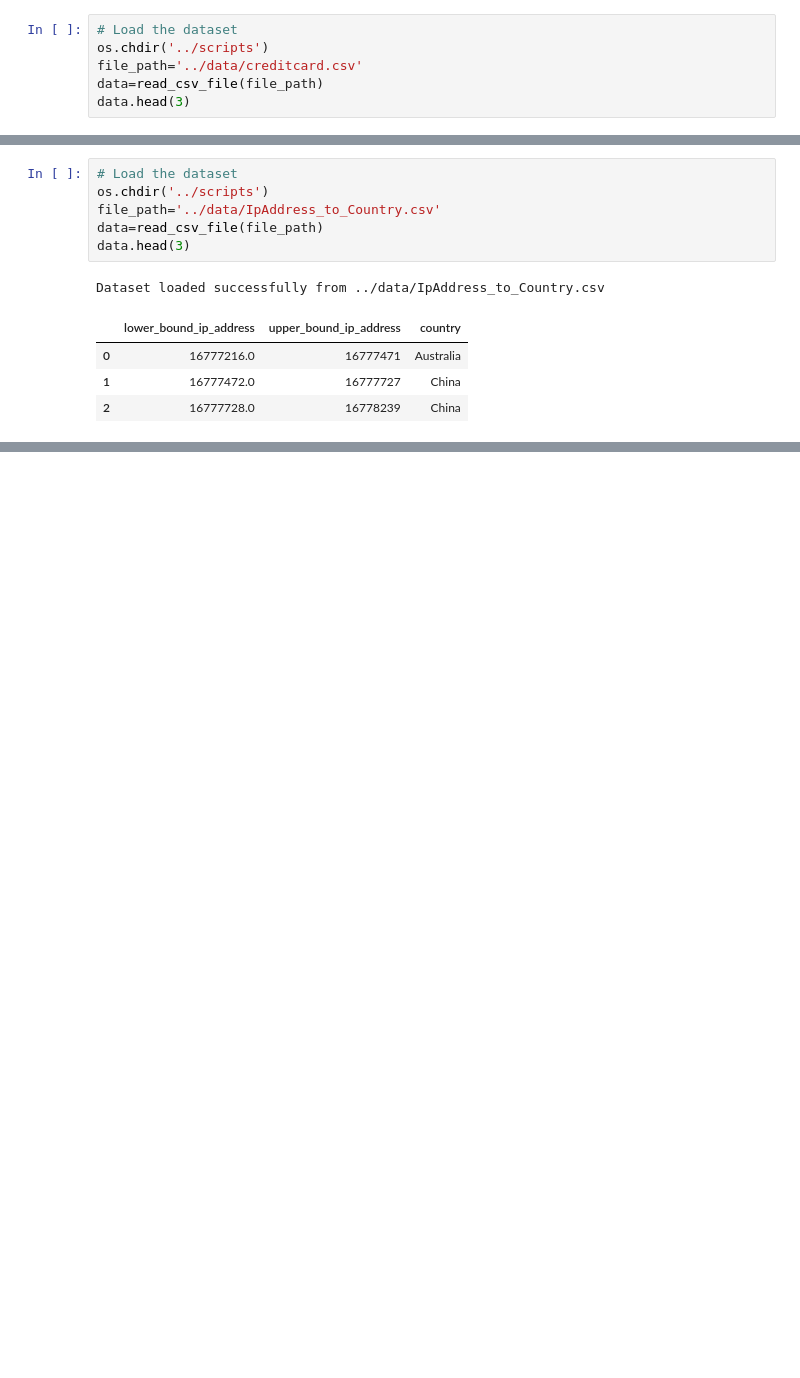
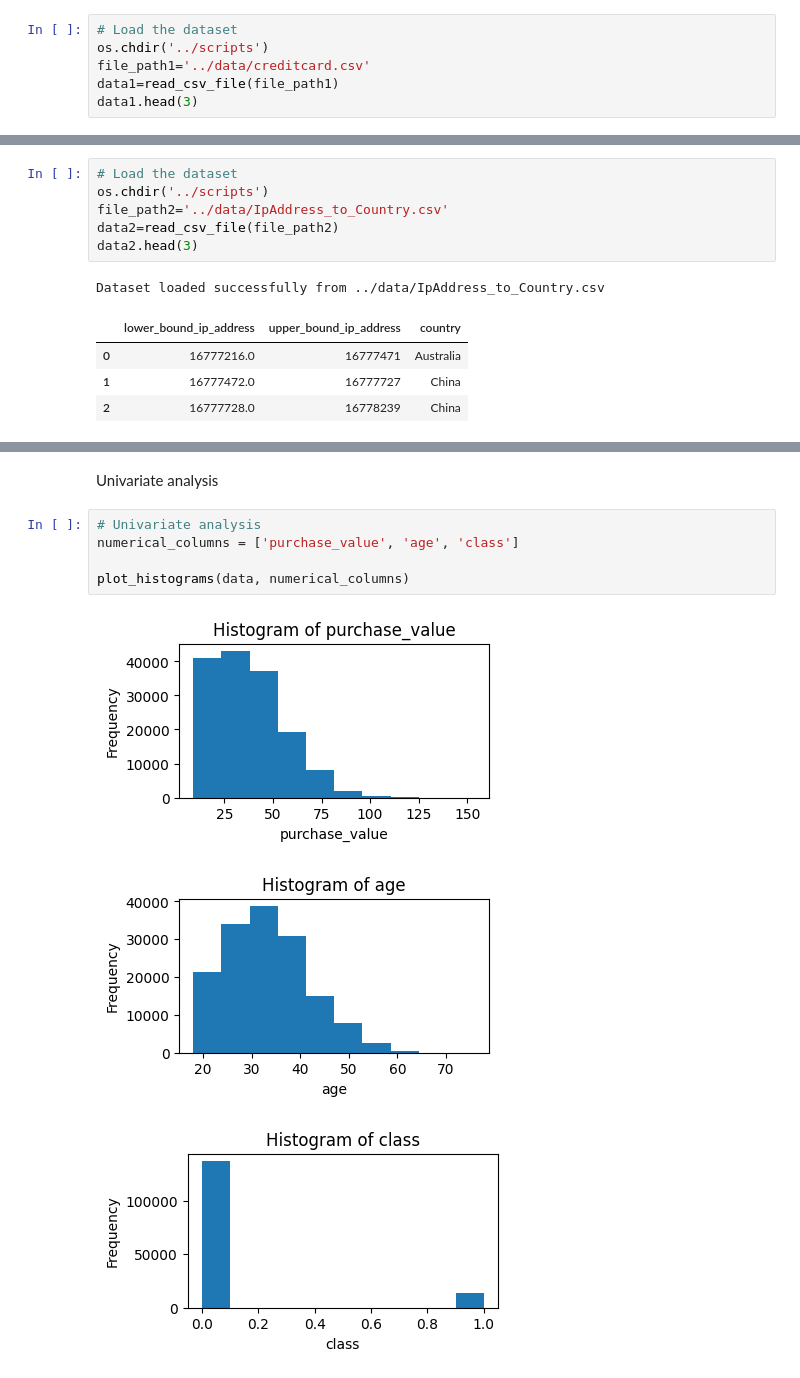
Before and after one commit to Ayan-SE/Project_Week_8, a Jupyter notebook: notebooks/main.ipynb, the cells around one changed output, grey strips where cells are left out. Cells and saved outputs as stored; diff of their text form; blank space fills up the shorter version.

```diff
--- a/notebooks/main.ipynb
+++ b/notebooks/main.ipynb
@@ -56,9 +62,9 @@ Dataset loaded successfully from ../data/Fraud_Data.csv
 # %%
 # Load the dataset
 os.chdir('../scripts')
-file_path='../data/creditcard.csv'
-data=read_csv_file(file_path)
-data.head(3)
+file_path1='../data/creditcard.csv'
+data1=read_csv_file(file_path1)
+data1.head(3)
 # %% [output]
 Dataset loaded successfully from ../data/creditcard.csv
 |  | Time | V1 | V2 | V3 | V4 | V5 | V6 | V7 | V8 | V9 | ... | ... |
@@ -69,9 +79,9 @@ Dataset loaded successfully from ../data/creditcard.csv
 # %%
 # Load the dataset
 os.chdir('../scripts')
-file_path='../data/IpAddress_to_Country.csv'
-data=read_csv_file(file_path)
-data.head(3)
+file_path2='../data/IpAddress_to_Country.csv'
+data2=read_csv_file(file_path2)
+data2.head(3)
 # %% [output]
 Dataset loaded successfully from ../data/IpAddress_to_Country.csv
 |  | lower_bound_ip_address | upper_bound_ip_address | country |
@@ -83,0 +141,11 @@ merged_data = merge_data(file1, file2, file3, output_file, merge_on='id', how='i
+# %% [markdown]
+Univariate analysis
+# %%
+# Univariate analysis
+numerical_columns = ['purchase_value', 'age', 'class']
+
+plot_histograms(data, numerical_columns)
+# %% [output]
+[figure, added]
+[figure, added]
+[figure, added]
```
Also changed, not shown: parts of 68 cells of this notebook.
